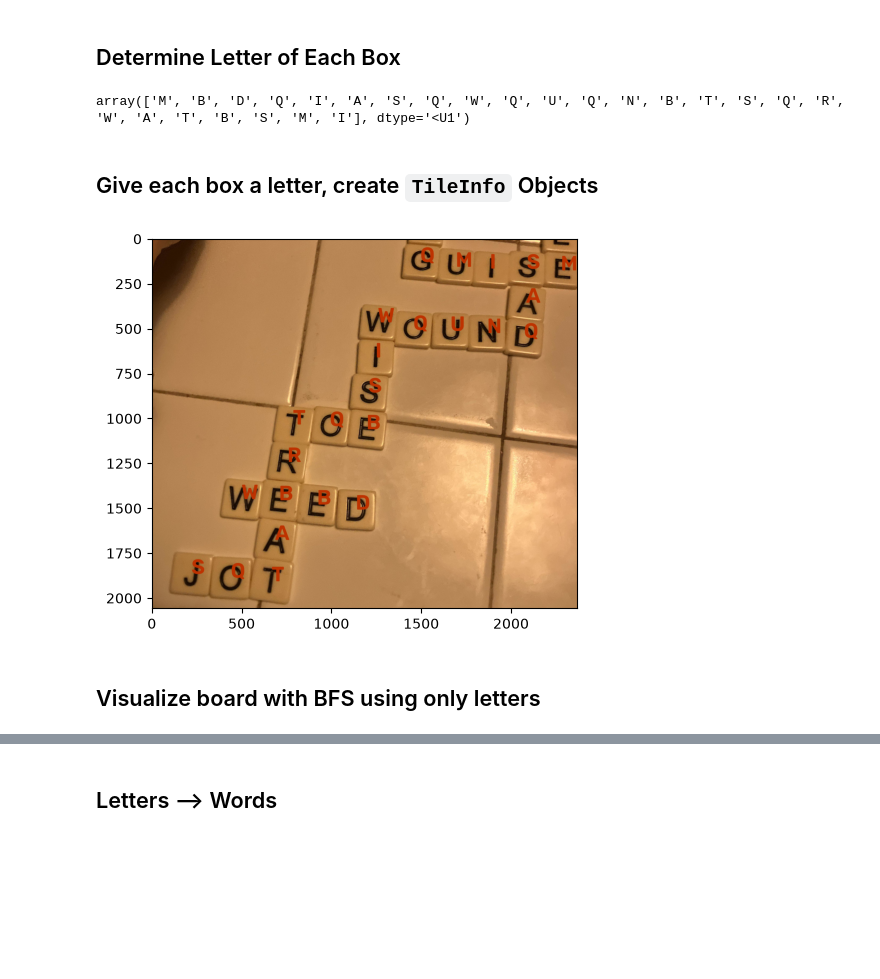
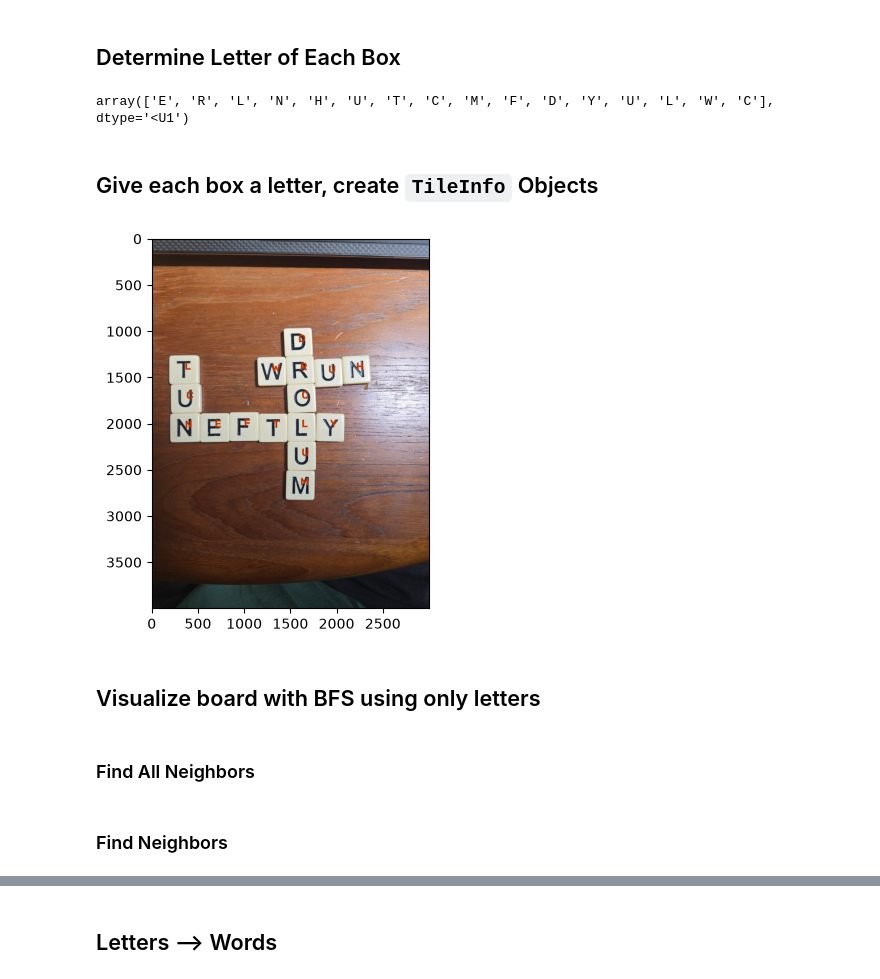
Before and after one commit to git-izzy/PeelBack, a Jupyter notebook: trainModel.ipynb, the cells around one changed output, grey strips where cells are left out. Cells and saved outputs as stored; diff of their text form; code cells hidden in the pictures; blank space fills up the shorter version.

```diff
--- a/trainModel.ipynb
+++ b/trainModel.ipynb
@@ -15,7 +15,7 @@ import numpy as np
 from Scananagrams.src import helper
 
 
-imagePath = 'unAnnotatedImages/Reddit2.jpeg'
+imagePath = 'TestImage.jpg'
 
 image = cv2.imread(imagePath, cv2.IMREAD_COLOR_RGB)
 
@@ -202,21 +202,24 @@ letters = np.asarray(list(string.ascii_uppercase))
 tileLetters = letters[outs]
 tileLetters
 # %% [output]
-array(['M', 'B', 'D', 'Q', 'I', 'A', 'S', 'Q', 'W', 'Q', 'U', 'Q', 'N', 'B', 'T', 'S', 'Q', 'R', 'W', 'A', 'T', 'B', 'S', 'M', 'I'], dtype='<U1')
+array(['E', 'R', 'L', 'N', 'H', 'U', 'T', 'C', 'M', 'F', 'D', 'Y', 'U', 'L', 'W', 'C'], dtype='<U1')
 # %% [markdown]
 ## Give each box a letter, create `TileInfo` Objects
 # %%
-from Scananagrams.src.TileInfo import TileInfo
+from Scananagrams.src.tiles.TileInfo import TileInfo
+from Scananagrams.src.helper import Point
 
-tiles = [TileInfo(center,letter) for center,letter in zip(centers,tileLetters)]
+tiles = [TileInfo(id, Point(centerLetter[0][0],centerLetter[0][1]),centerLetter[1]) for id, centerLetter in enumerate(zip(centers,tileLetters))]
 drawOnFinal = image.copy()
 
 for tile in tiles:
     # print(tile.letter)
-    cv2.putText(drawOnFinal, tile.letter, tile.center, cv2.FONT_HERSHEY_SIMPLEX, 4.0, (190,50,0),2,bottomLeftOrigin=False)
+    cv2.putText(drawOnFinal, tile.letter, (tile.center.x,tile.center.y), cv2.FONT_HERSHEY_SIMPLEX, 4.0, (190,50,0),2,bottomLeftOrigin=False)
 plt.imshow(drawOnFinal)
 plt.show()
 # %% [output]
-[figure, old version]
+[figure, new version]
 # %% [markdown]
 ## Visualize board with BFS using only letters
+# %% [markdown]
+### Find All Neighbors
@@ -222,0 +246,2 @@ plt.show()
+# %% [markdown]
+### Find Neighbors
```
Also changed, not shown: parts of 10 cells of this notebook, 7 other files.
